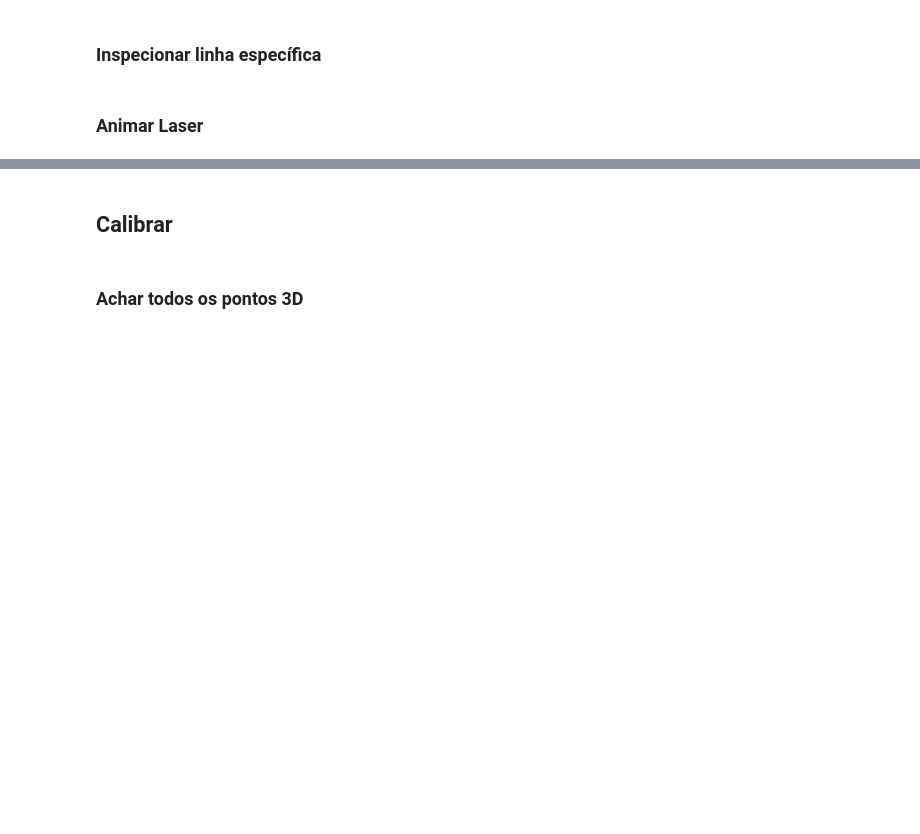
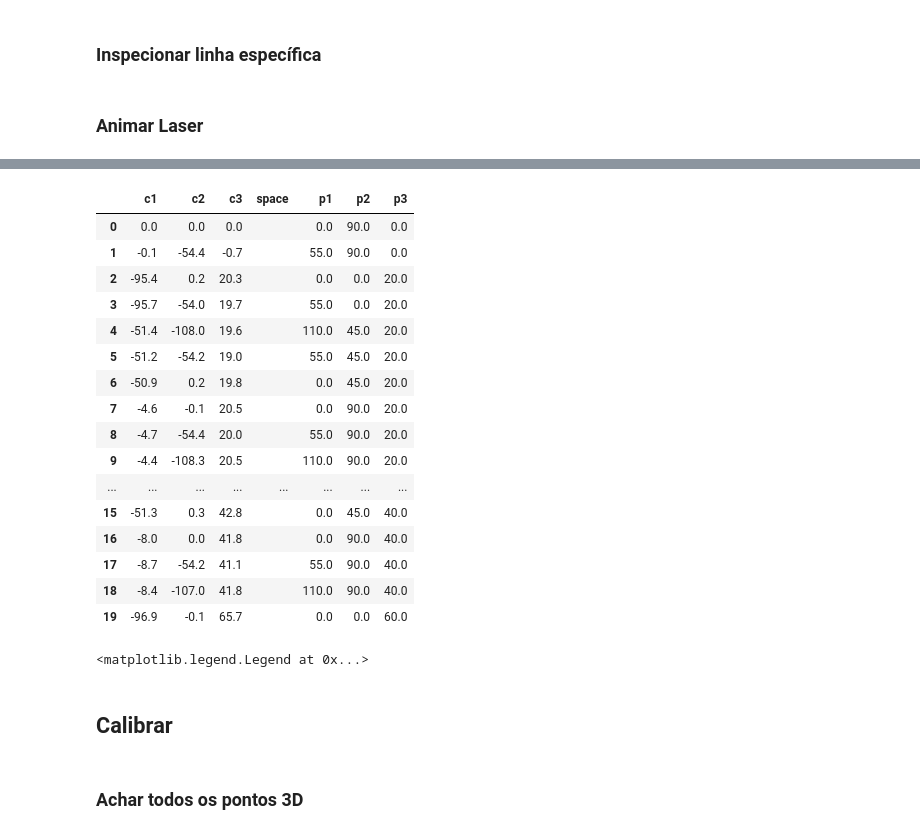
Before and after one commit to pedro-sidra/ender-laser-scanner, a Jupyter notebook: notebook/calib.ipynb, the cells around one changed output, grey strips where cells are left out. Saved outputs shown, nothing was run; the diff lists cells and outputs as text; code cells hidden in the pictures; blank space fills up the shorter version.

```diff
--- a/notebook/calib.ipynb
+++ b/notebook/calib.ipynb
@@ -26,0 +21,19 @@ for data in progressbar(res):
+# %%
+import json
+
+if("8x8" in data_path):
+    board, aruco_dict = load_board("board_8x8.pkl")
+else:
+    board, aruco_dict = load_board("board.pkl")
+
+print(board.getChessboardSize())
+print(board.getMarkerLength())
+print(board.getSquareLength())
+
+data = {}
+images = []
+with open(join(data_path,"points.json")) as f:
+    data = json.loads(f.read())
+
+for fig, point in data.items():
+    images.append((point, cv2.cvtColor(cv2.imread(join(data_path, fig)), cv2.COLOR_BGR2RGB)))
@@ -77,5 +126,5 @@ def chess_plane(rvec, tvec):
 # %%
-idxs, mtx, dist, rvecs, tvecs = calibrate_charuco_local((d[1] for d in images), board, aruco_dict,)
+idxs, mtx, dist, rvecs, tvecs, corners = calibrate_charuco_local((d[1] for d in images), board, aruco_dict, prior=(mtx_manual_calib, dist_manual))
 
 # discard boards with not enough points
 images = [ images[i] for i in idxs ]
@@ -82,13 +165,14 @@ images = [ images[i] for i in idxs ]
 # %% [markdown]
 ### Calib with prior
 # %%
-plot = False
-idxs, mtx, dist, rvecs, tvecs = calibrate_charuco_local((d[1] for d in images), board, aruco_dict, prior=(mtx,dist), plot=plot)
-# Once again remove images with too little markers
-images = [images[i] for i in idxs ]
+# ( Problem: maybe this undistorts twice? Don't use before checking)
+# plot = False
+# idxs, mtx, dist, rvecs, tvecs, corners = calibrate_charuco_local((d[1] for d in images), board, aruco_dict, prior=(mtx_manual_calib,dist_manual), plot=plot)
+# # Once again remove images with too little markers
+# images = [images[i] for i in idxs ]
 
-for i, image in enumerate(images):
-    images[i] = image[0], cv2.undistort(image[1], mtx, dist, None, mtx)
+# for i, image in enumerate(images):
+#     images[i] = image[0], cv2.undistort(image[1], mtx, dist, None, mtx)
 # %% [markdown]
 # Laser
 # %% [markdown]
@@ -154,0 +425,32 @@ anim = animation.FuncAnimation(fig, laser_points_img_gen, init_func=init,
+# %%
+points["p1"] -= 70.0
+points["p2"] -= 50.0
+points["p3"] -= 100.0
+# %%
+points["space"] = ""
+points.round(1).head(n=20)
+# %% [output]
+|  | c1 | c2 | c3 | space | p1 | p2 | p3 |
+| 0 | 0.0 | 0.0 | 0.0 |  | 0.0 | 90.0 | 0.0 |
+| 1 | -0.1 | -54.4 | -0.7 |  | 55.0 | 90.0 | 0.0 |
+| 2 | -95.4 | 0.2 | 20.3 |  | 0.0 | 0.0 | 20.0 |
+| 3 | -95.7 | -54.0 | 19.7 |  | 55.0 | 0.0 | 20.0 |
+| 4 | -51.4 | -108.0 | 19.6 |  | 110.0 | 45.0 | 20.0 |
+| 5 | -51.2 | -54.2 | 19.0 |  | 55.0 | 45.0 | 20.0 |
+| 6 | -50.9 | 0.2 | 19.8 |  | 0.0 | 45.0 | 20.0 |
+| 7 | -4.6 | -0.1 | 20.5 |  | 0.0 | 90.0 | 20.0 |
+| 8 | -4.7 | -54.4 | 20.0 |  | 55.0 | 90.0 | 20.0 |
+| 9 | -4.4 | -108.3 | 20.5 |  | 110.0 | 90.0 | 20.0 |
+| ... | ... | ... | ... | ... | ... | ... | ... |
+| 15 | -51.3 | 0.3 | 42.8 |  | 0.0 | 45.0 | 40.0 |
+| 16 | -8.0 | 0.0 | 41.8 |  | 0.0 | 90.0 | 40.0 |
+| 17 | -8.7 | -54.2 | 41.1 |  | 55.0 | 90.0 | 40.0 |
+| 18 | -8.4 | -107.0 | 41.8 |  | 110.0 | 90.0 | 40.0 |
+| 19 | -96.9 | -0.1 | 65.7 |  | 0.0 | 0.0 | 60.0 |
+# %%
+plt.scatter(-points["c1"], -points["c2"], label="camera")
+plt.scatter(points["p1"], points["p2"], label="point")
+plt.legend()
+# plt.scatter(points["c1"], points["c2"])
+# %% [output]
+<matplotlib.legend.Legend at 0x...>
```
Also changed, not shown: parts of 31 cells of this notebook, 10 other files.
